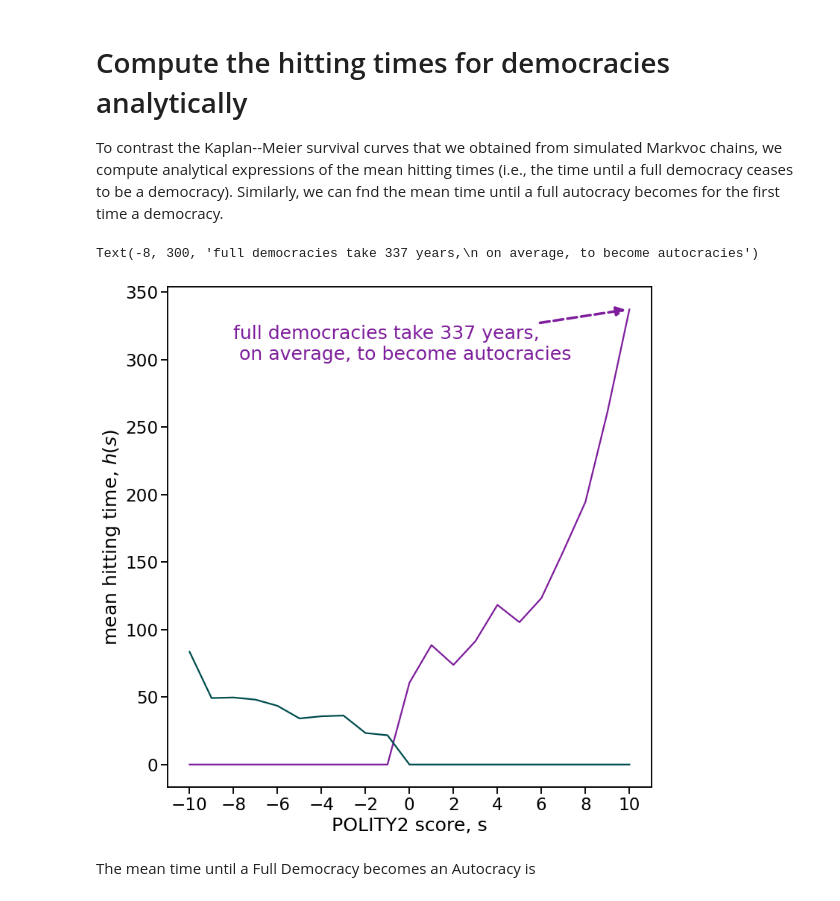
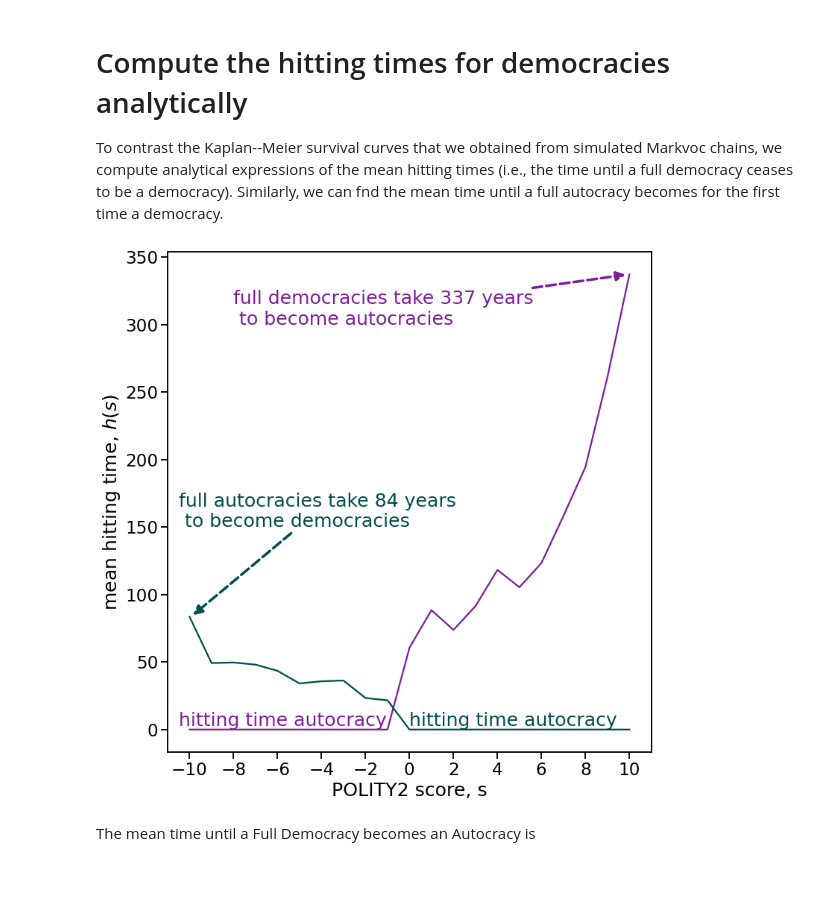
Before and after one commit to floklimm/democracyMarkovChain, a Jupyter notebook: code/6-analyticalHittingTImeCalculation.ipynb, the cells around one changed output. Drawn from its saved outputs; the diff is of its cells as text; code cells hidden in the pictures.

Commit message:
analytical hitting time figure

```diff
--- a/code/6-analyticalHittingTImeCalculation.ipynb
+++ b/code/6-analyticalHittingTImeCalculation.ipynb
@@ -71,38 +71,43 @@ plt.plot(x,hittingTimesAutocracy,color=sns.xkcd_rgb['purple'])
 plt.plot(x,hittingTimesDemocracy,color=sns.xkcd_rgb['dark teal'])
 
 
 plt.ylabel('mean hitting time, $h(s)$')
 plt.xlabel('POLITY2 score, s')
 plt.xticks(np.arange(-10,11,2))
 
+
+plt.text(0,3,'hitting time autocracy',color=sns.xkcd_rgb['dark teal'])
+plt.text(-10.5,3,'hitting time autocracy',color=sns.xkcd_rgb['purple'])
+
 fig.tight_layout()  # otherwise the right y-label is slightly clipped
 
 
-ax.annotate('full democracies take 337 years,\n on average, to become autocracies', xy=(9.9, 337),
+ax.annotate('full democracies take 337 years\n to become autocracies', xy=(9.9, 337),
              xycoords='data',
              xytext=(-8, 300),
              textcoords='data',
              color=sns.xkcd_rgb['purple'],
              arrowprops=dict(arrowstyle= '-|>',
                              color=sns.xkcd_rgb['purple'],
                              lw=3.5,
                              ls='--')
            )
 
 
-ax.annotate('full autocracies take 84 years,\n on average, to become democracies', xy=(9.9, 337),
+ax.annotate('full autocracies take 84 years\n to become democracies', xy=(-9.9, 84),
              xycoords='data',
-             xytext=(-8, 300),
+             xytext=(-10.5, 150),
              textcoords='data',
              color=sns.xkcd_rgb['dark teal'],
              arrowprops=dict(arrowstyle= '-|>',
                              color=sns.xkcd_rgb['dark teal'],
                              lw=3.5,
                              ls='--')
            )
+
+plt.savefig('./../results/supplementaryFigures/FigS3-analyticalHittingTimes.pdf')
 # %% [output]
-Text(-8, 300, 'full democracies take 337 years,\n on average, to become autocracies')
-[figure, old version]
+[figure, new version]
 # %% [markdown]
 The mean time until a Full Democracy becomes an Autocracy is
 # %%
```
Also changed, not shown: 1 other file.
